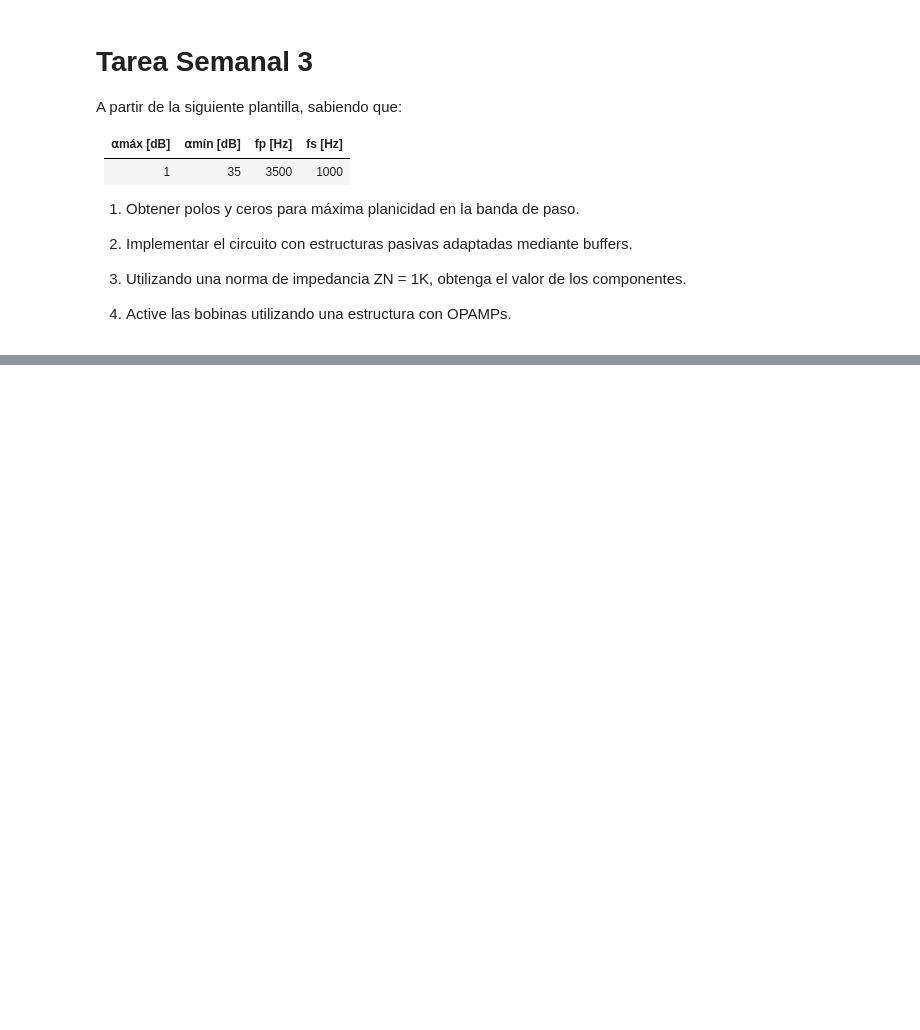
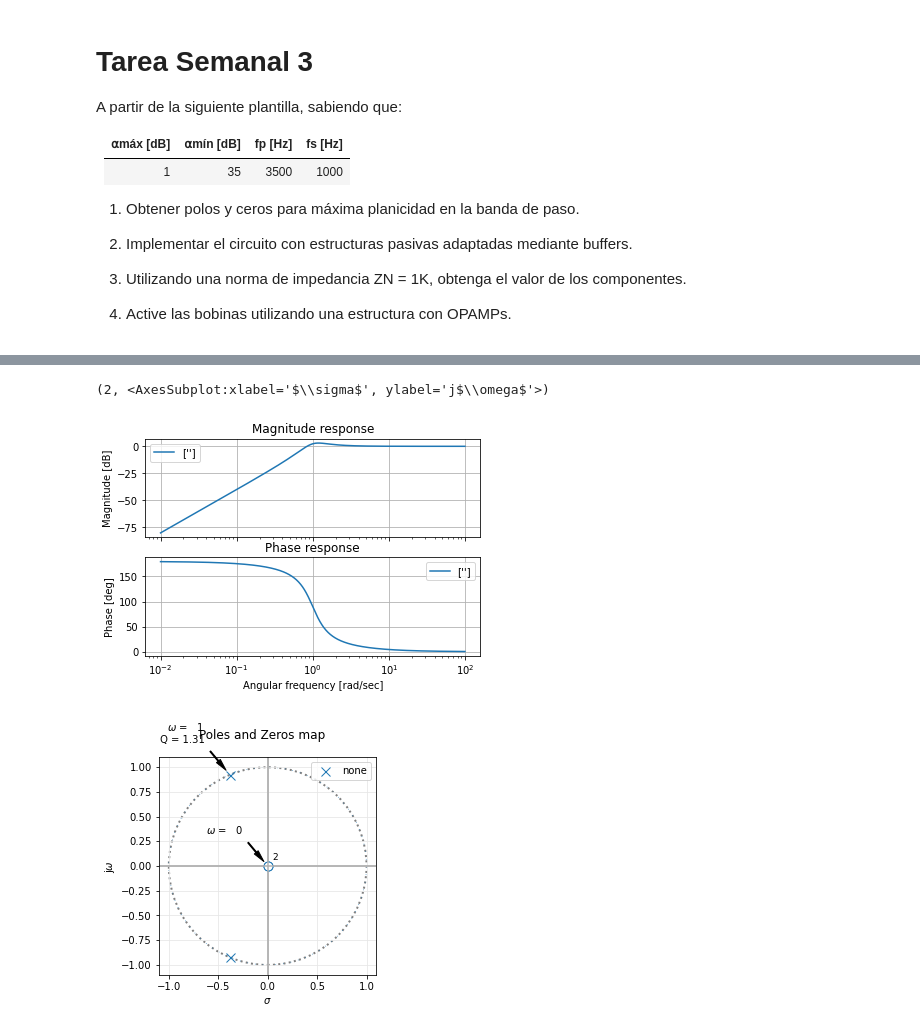
Before and after one commit to marrivas/Tareas-semanles-TC2, a Jupyter notebook: Tarea Semanal 3 v2.ipynb, the cells around one changed output, grey strips where cells are left out. Saved outputs shown, nothing was run; the diff lists cells and outputs as text; code cells hidden in the pictures; blank space fills up the shorter version.

```diff
--- a/Tarea Semanal 3 v2.ipynb
+++ b/Tarea Semanal 3 v2.ipynb
@@ -103,0 +125,16 @@ $ C = 70,32 nF $
+# %%
+w02 = 1
+Q2 = 1.306
+
+numerador2 = [1,0,0]
+denominador2 = [1,w02/Q2,w02**2]
+
+my_tf2 = TransferFunction(numerador2, denominador2)
+
+bodePlot(my_tf2,1)
+
+pzmap(my_tf2,2)
+# %% [output]
+(2, <AxesSubplot:xlabel='$\\sigma$', ylabel='j$\\omega$'>)
+[figure, added]
+[figure, added]
```
Also changed, not shown: parts of 2 cells of this notebook.
